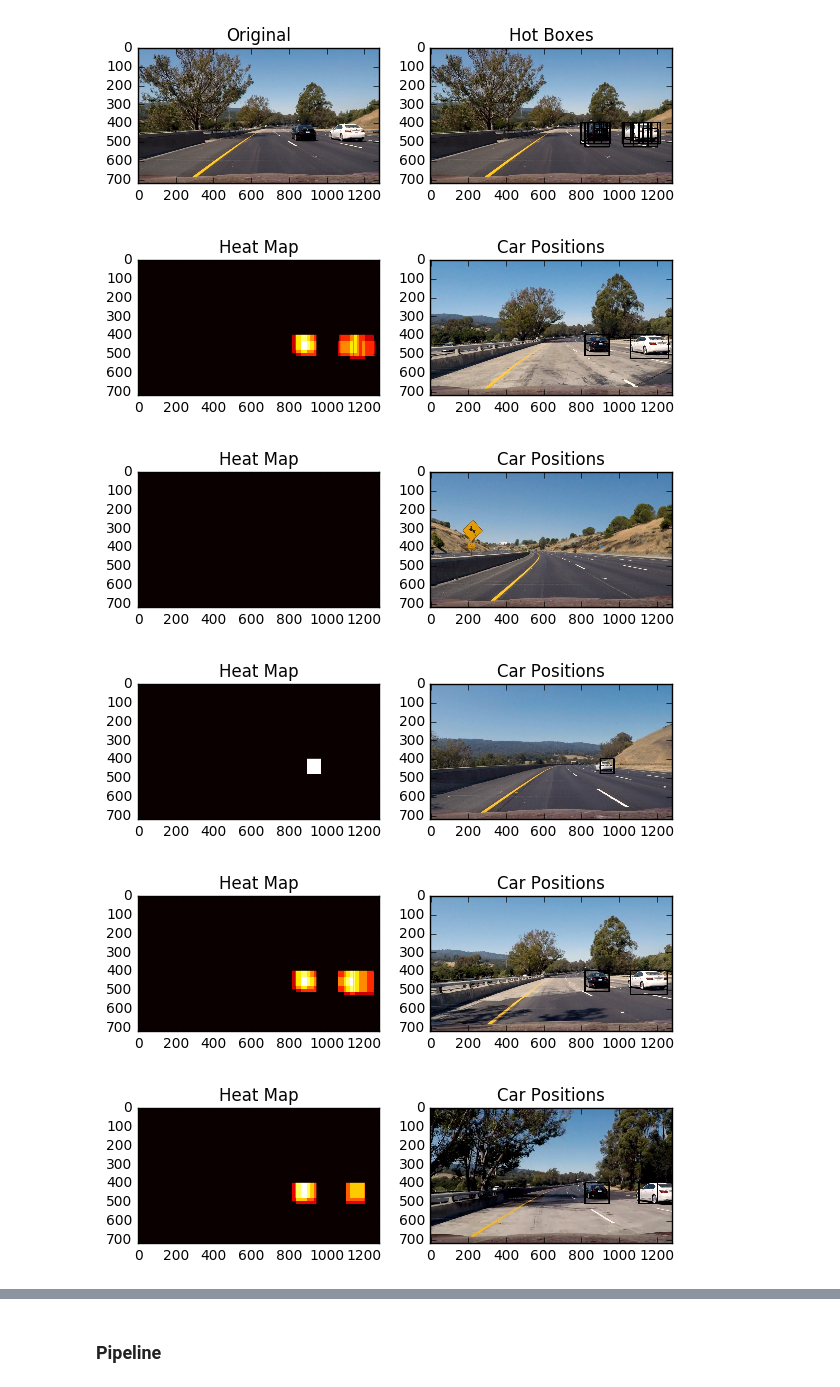
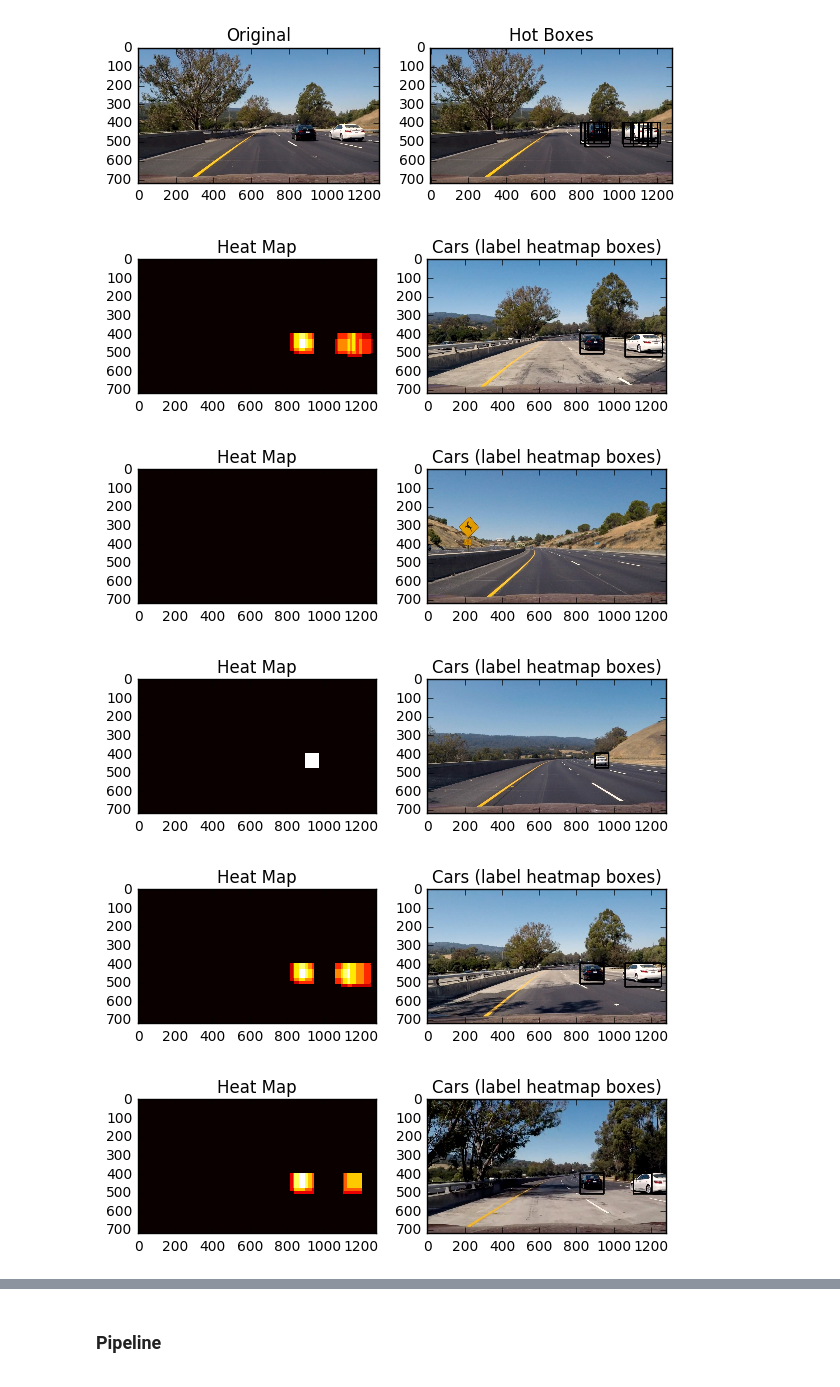
Before and after one commit to hfoffani/CarND-Vehicle-Detection, a Jupyter notebook: vehicle-detection.ipynb, the cells around one changed output, grey strips where cells are left out. Saved outputs shown, nothing was run; the diff lists cells and outputs as text; code cells hidden in the pictures.

Commit message:
Heatmap with label boxes.

```diff
--- a/vehicle-detection.ipynb
+++ b/vehicle-detection.ipynb
@@ -528,36 +528,36 @@ def _test_search_with_heat():
         # draw_img = draw_boxes(image, hot_windows, color=(0, 0, 255), thick=6)
 
         # will accumulate between frames!
         heat = np.zeros_like(image[:,:,0]).astype(np.float)
         # Add heat to each box in box list
         heat = add_heat(heat, hot_windows)
 
         # Apply threshold to help remove false positives
         heat = apply_threshold(heat, heat_threshold)
 
         # Visualize the heatmap when displaying
         heatmap = np.clip(heat, 0, 255)
 
         # Find final boxes from heatmap using label function
         labels = label(heatmap)
         draw_img = draw_labeled_bboxes(np.copy(image), labels)
 
         fig = plt.figure()
         plt.subplot(121)
         plt.imshow(heatmap, cmap='hot')
         plt.title('Heat Map')
         plt.subplot(122)
         plt.imshow(draw_img)
-        plt.title('Car Positions')
+        plt.title('Cars (label heatmap boxes)')
         fig.tight_layout()
         plt.savefig(out_img+'search_with_heat'+str(i)+'.png', bbox_inches='tight', pad_inches=0)
 
         plt.show()
 
 _test_search_with_heat()
 # %% [output]
-[figure, old version]
+[figure, new version]
-[figure, old version]
+[figure, new version]
-[figure, old version]
+[figure, new version]
-[figure, old version]
+[figure, new version]
-[figure, old version]
+[figure, new version]
```
Also changed, not shown: parts of 1 cell of this notebook, 7 other files.
